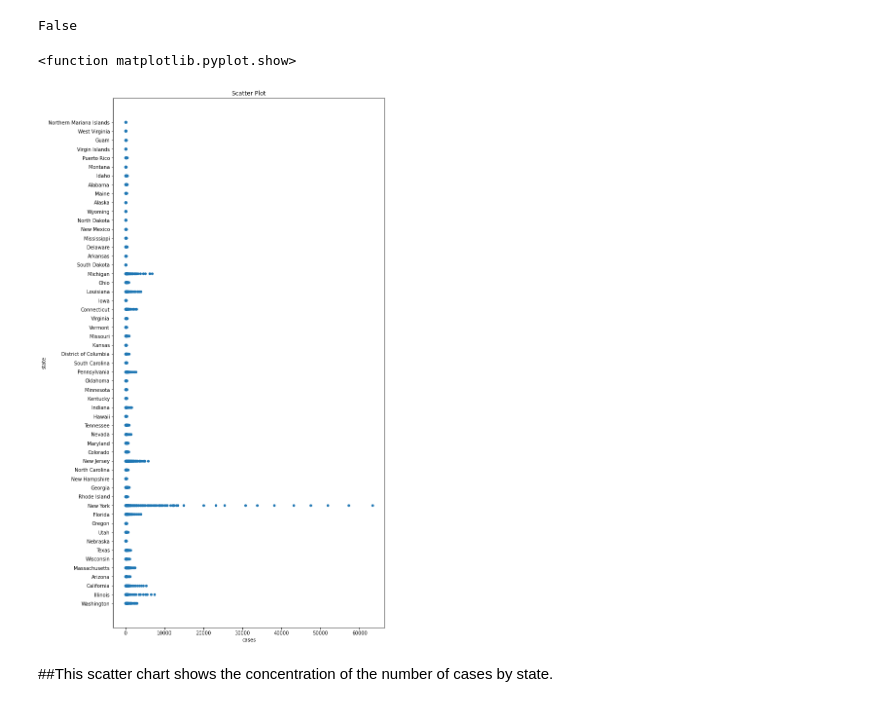
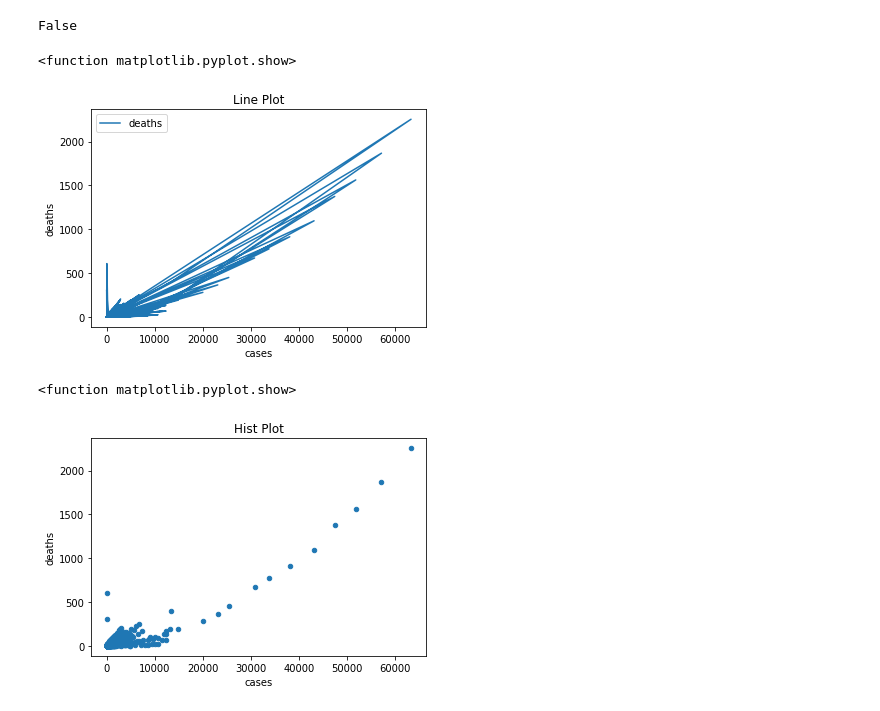
Before and after one commit to marcusmayo/Data-Visualizations, a Jupyter notebook: State_Scatterplot.ipynb, the cells around one changed output. Saved outputs shown, nothing was run; the diff lists cells and outputs as text; code cells hidden in the pictures.

```diff
--- a/State_Scatterplot.ipynb
+++ b/State_Scatterplot.ipynb
@@ -115,20 +115,29 @@ Counties2.fillna(0)
 Counties2.isnull().values.any()
 # %% [output]
 False
+# %%
+#Rename Dataframe to not overwrite original
+#Execute code
+#Pick two columns
+Counties3=Counties2.plot.line(x='cases', y='deaths')
+
+plt.title('Line Plot')
+plt.xlabel('cases')
+plt.ylabel('deaths')
+plt.show
+# %% [output]
+<function matplotlib.pyplot.show>
+[figure, added]
 # %%
 #Rename Dataframe to not overwrite original
 #Execute code
 #Pick two columns
-Counties3=Counties2.plot.scatter(x='cases', y='state')
+Counties3=Counties2.plot.scatter(x='cases', y='deaths')
 
-plt.rcParams['figure.figsize']={20,10}
-
-plt.title('Scatter Plot')
+plt.title('Hist Plot')
 plt.xlabel('cases')
-plt.ylabel('state')
+plt.ylabel('deaths')
 plt.show
 # %% [output]
 <function matplotlib.pyplot.show>
-[figure, old version]
+[figure, new version]
-# %% [markdown]
-##This scatter chart shows the concentration of the number of cases by state.
```
Also changed, not shown: parts of 5 cells of this notebook.
